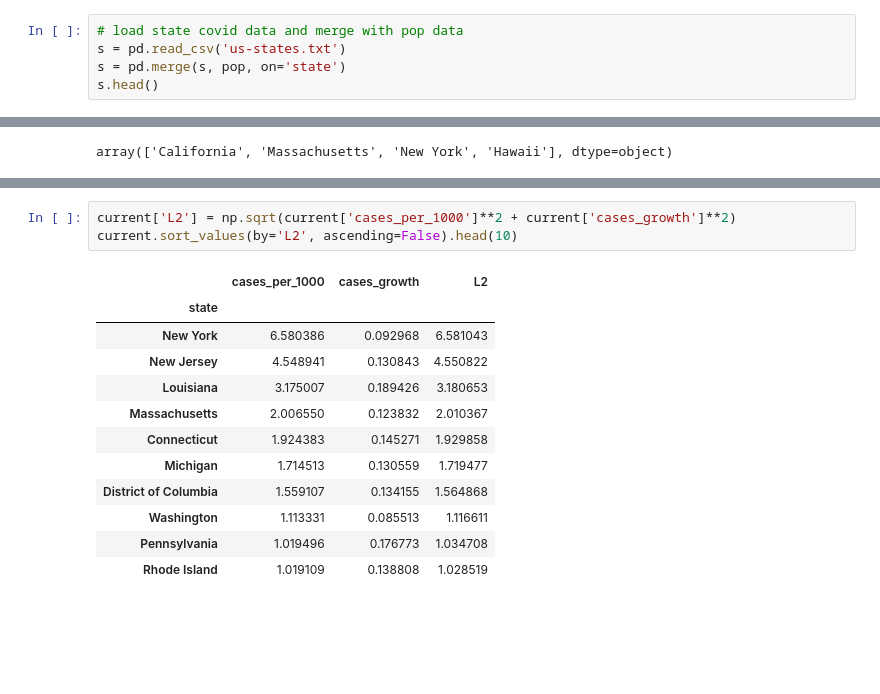
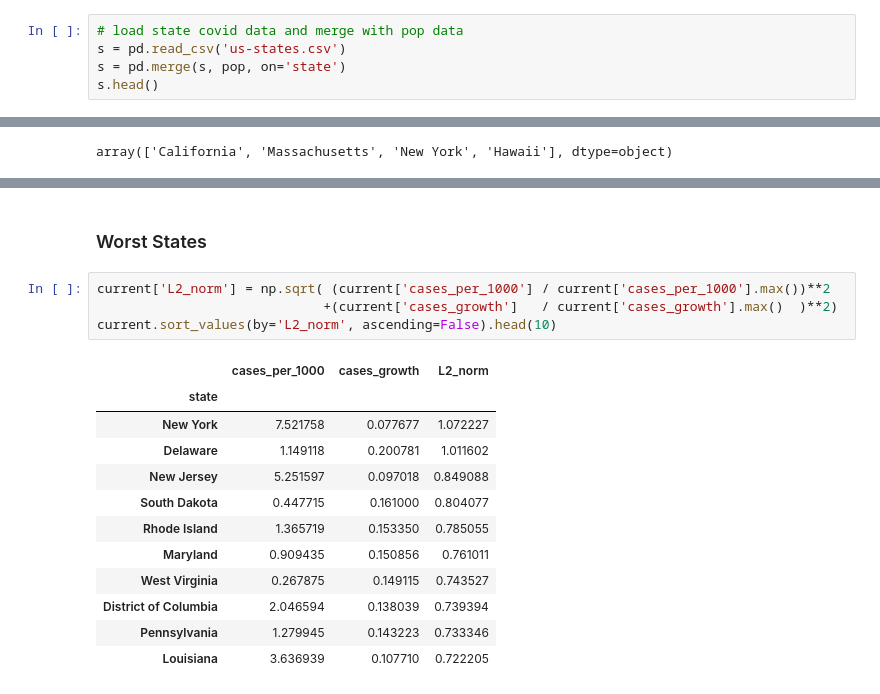
Before and after one commit to jonpollackwastaken/covid, a Jupyter notebook: Growth vs Load.ipynb, the cells around one changed output, grey strips where cells are left out. Saved outputs shown, nothing was run; the diff lists cells and outputs as text; blank space fills up the shorter version.

```diff
--- a/Growth vs Load.ipynb
+++ b/Growth vs Load.ipynb
@@ -19,7 +22,7 @@ pop.head()
 | 4 | Pennsylvania | 12823989 |
 # %%
 # load state covid data and merge with pop data
-s = pd.read_csv('us-states.txt')
+s = pd.read_csv('us-states.csv')
 s = pd.merge(s, pop, on='state')
 s.head()
 # %% [output]
@@ -101,17 +125,20 @@ current.head()
+# %% [markdown]
+### Worst States
 # %%
-current['L2'] = np.sqrt(current['cases_per_1000']**2 + current['cases_growth']**2)
-current.sort_values(by='L2', ascending=False).head(10)
+current['L2_norm'] = np.sqrt( (current['cases_per_1000'] / current['cases_per_1000'].max())**2
+                             +(current['cases_growth']   / current['cases_growth'].max()  )**2)
+current.sort_values(by='L2_norm', ascending=False).head(10)
 # %% [output]
-|  | cases_per_1000 | cases_growth | L2 |
+|  | cases_per_1000 | cases_growth | L2_norm |
 | state |  |  |  |
-| New York | 6.580386 | 0.092968 | 6.581043 |
-| New Jersey | 4.548941 | 0.130843 | 4.550822 |
-| Louisiana | 3.175007 | 0.189426 | 3.180653 |
-| Massachusetts | 2.006550 | 0.123832 | 2.010367 |
-| Connecticut | 1.924383 | 0.145271 | 1.929858 |
-| Michigan | 1.714513 | 0.130559 | 1.719477 |
-| District of Columbia | 1.559107 | 0.134155 | 1.564868 |
-| Washington | 1.113331 | 0.085513 | 1.116611 |
-| Pennsylvania | 1.019496 | 0.176773 | 1.034708 |
-| Rhode Island | 1.019109 | 0.138808 | 1.028519 |
+| New York | 7.521758 | 0.077677 | 1.072227 |
+| Delaware | 1.149118 | 0.200781 | 1.011602 |
+| New Jersey | 5.251597 | 0.097018 | 0.849088 |
+| South Dakota | 0.447715 | 0.161000 | 0.804077 |
+| Rhode Island | 1.365719 | 0.153350 | 0.785055 |
+| Maryland | 0.909435 | 0.150856 | 0.761011 |
+| West Virginia | 0.267875 | 0.149115 | 0.743527 |
+| District of Columbia | 2.046594 | 0.138039 | 0.739394 |
+| Pennsylvania | 1.279945 | 0.143223 | 0.733346 |
+| Louisiana | 3.636939 | 0.107710 | 0.722205 |
 # %%
```
Also changed, not shown: parts of 11 cells of this notebook, 1 other file.
